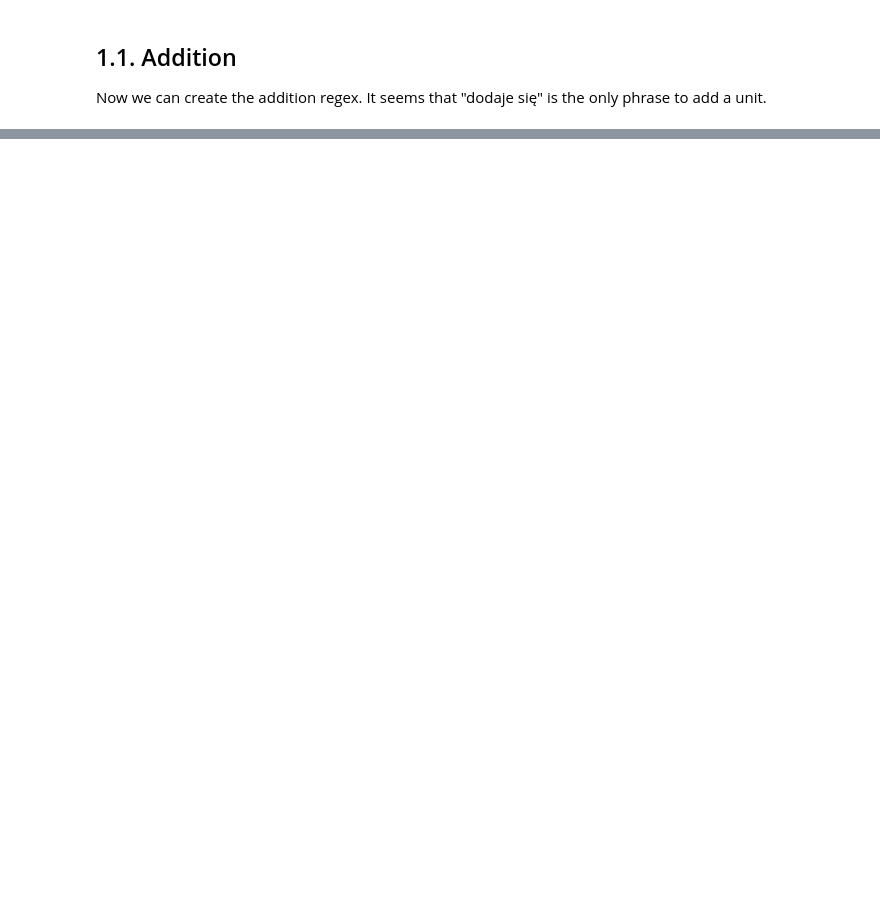
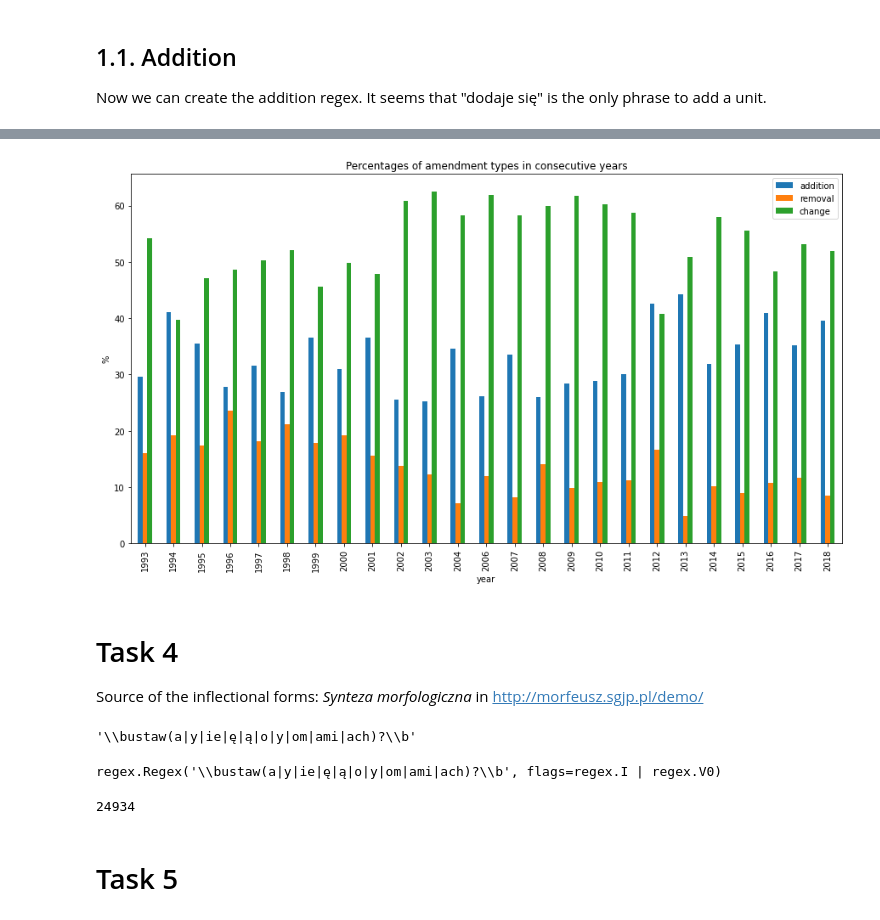
Before and after one commit to MatiXOfficial/natural-language-processing, a Jupyter notebook: lab1/lab1.ipynb, the cells around one changed output, grey strips where cells are left out. Saved outputs shown, nothing was run; the diff lists cells and outputs as text; code cells hidden in the pictures; blank space fills up the shorter version.

```diff
--- a/lab1/lab1.ipynb
+++ b/lab1/lab1.ipynb
@@ -89,0 +174,26 @@ addition_dict = count_by_year(addition_pattern)
+# %%
+amendments_df_norm.plot(kind='bar', figsize=(15, 8), xlabel='year', ylabel='%', title='Percentages of amendment types in consecutive years')
+None
+# %% [output]
+[figure, added]
+# %% [markdown]
+# Task 4
+
+Source of the inflectional forms: *Synteza morfologiczna* in http://morfeusz.sgjp.pl/demo/
+# %%
+bill_regex = r'\bustaw(a|y|ie|ę|ą|o|y|om|ami|ach)?\b'
+bill_regex
+# %% [output]
+'\\bustaw(a|y|ie|ę|ą|o|y|om|ami|ach)?\\b'
+# %%
+pattern_4 = re.compile(bill_regex, re.IGNORECASE)
+pattern_4
+# %% [output]
+regex.Regex('\\bustaw(a|y|ie|ę|ą|o|y|om|ami|ach)?\\b', flags=regex.I | regex.V0)
+# %%
+count_4 = count_everywhere(pattern_4)
+count_4
+# %% [output]
+24934
+# %% [markdown]
+# Task 5
```
Also changed, not shown: parts of 32 cells of this notebook.
